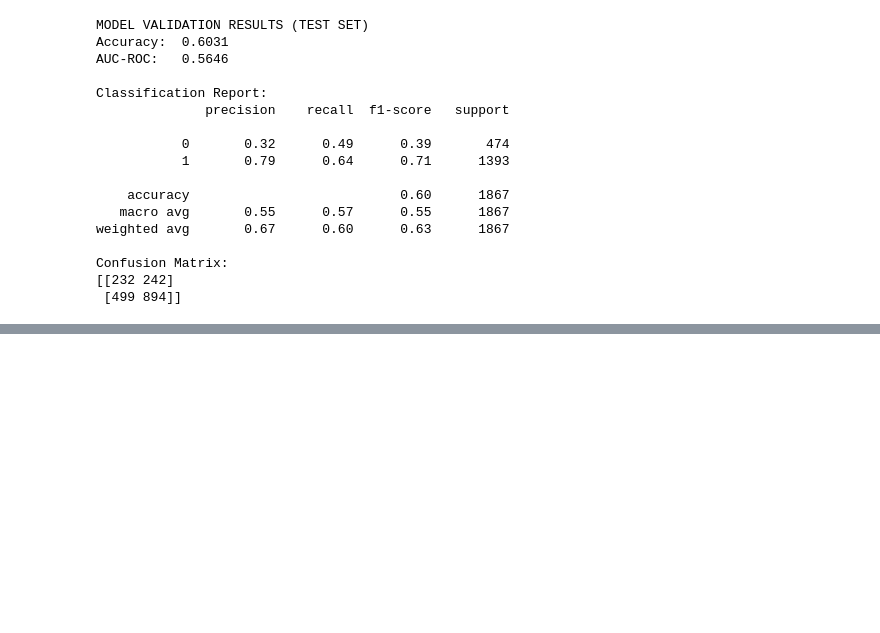
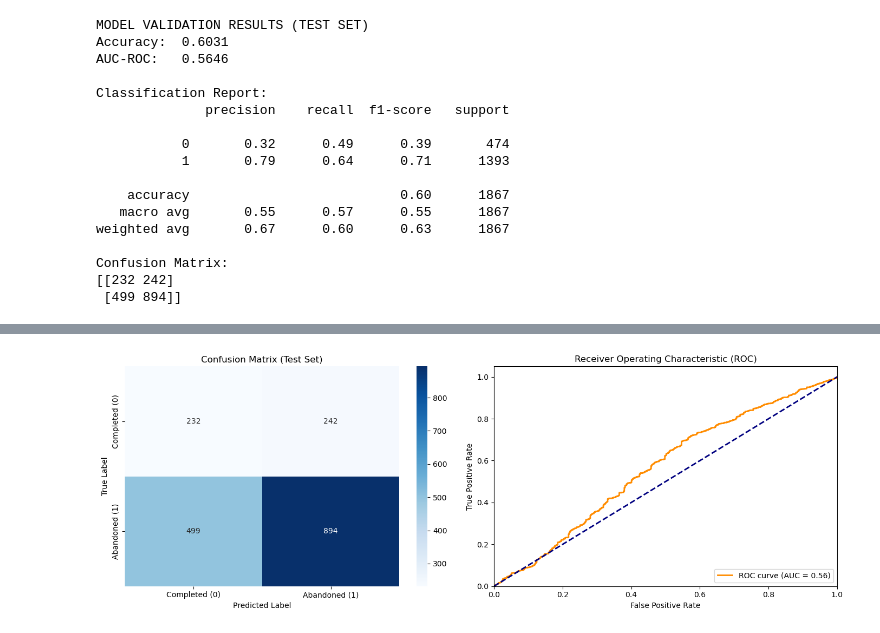
Before and after one commit to KhanyisileL/STADIOalot-Capstone, a Jupyter notebook: notebooks/SS3_PARTB.ipynb, the cells around one changed output, grey strips where cells are left out. Cells and saved outputs as stored; diff of their text form; code cells hidden in the pictures; blank space fills up the shorter version.

Commit message:
SS3 Part B Commit 5: Results Visualisation

```diff
--- a/notebooks/SS3_PARTB.ipynb
+++ b/notebooks/SS3_PARTB.ipynb
@@ -205,0 +214,29 @@ Confusion Matrix:
+# %%
+# Set up the figure
+fig, axes = plt.subplots(1, 2, figsize=(14, 5))
+
+# 1. Confusion Matrix Heatmap
+cm = confusion_matrix(y_test, y_pred)
+sns.heatmap(cm, annot=True, fmt='d', cmap='Blues', ax=axes[0])
+axes[0].set_title('Confusion Matrix (Test Set)')
+axes[0].set_xlabel('Predicted Label')
+axes[0].set_ylabel('True Label')
+axes[0].set_xticklabels(['Completed (0)', 'Abandoned (1)'])
+axes[0].set_yticklabels(['Completed (0)', 'Abandoned (1)'])
+
+# 2. ROC Curve
+fpr, tpr, thresholds = roc_curve(y_test, y_prob)
+roc_auc = auc(fpr, tpr)
+axes[1].plot(fpr, tpr, color='darkorange', lw=2, label=f'ROC curve (AUC = {roc_auc:.2f})')
+axes[1].plot([0, 1], [0, 1], color='navy', lw=2, linestyle='--')
+axes[1].set_xlim([0.0, 1.0])
+axes[1].set_ylim([0.0, 1.05])
+axes[1].set_xlabel('False Positive Rate')
+axes[1].set_ylabel('True Positive Rate')
+axes[1].set_title('Receiver Operating Characteristic (ROC)')
+axes[1].legend(loc="lower right")
+
+plt.tight_layout()
+plt.show()
+# %% [output]
+[figure, added]
```
Also changed, not shown: parts of 2 cells of this notebook.
